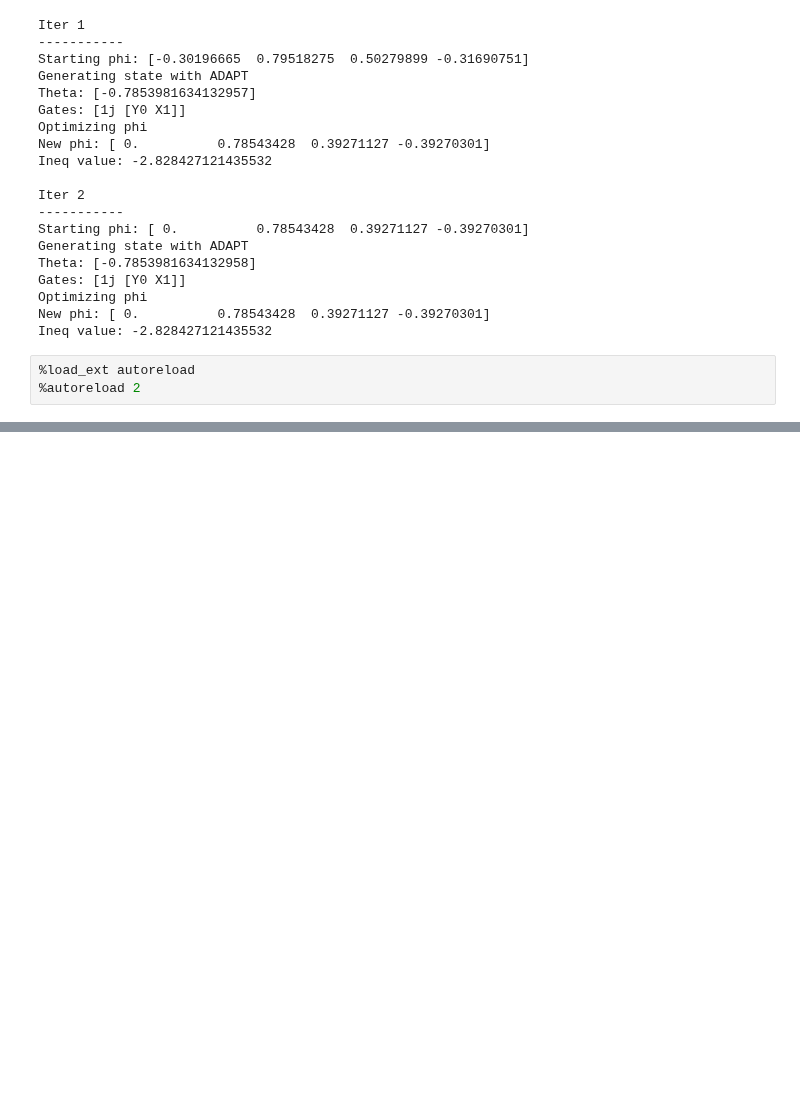
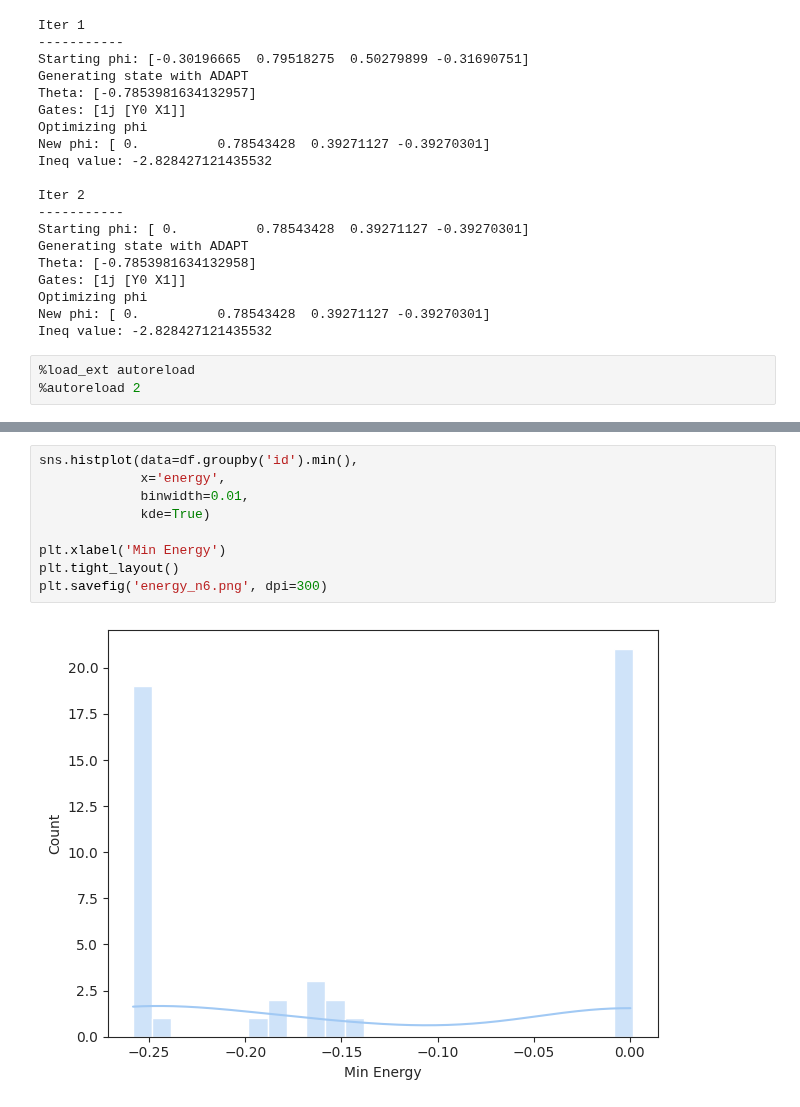
Before and after one commit to jfurches/nonlocalgames, a Jupyter notebook: chsh.ipynb, the cells around one changed output, grey strips where cells are left out. Cells and saved outputs as stored; diff of their text form; blank space fills up the shorter version.

```diff
--- a/chsh.ipynb
+++ b/chsh.ipynb
@@ -458,0 +555,11 @@ plt.show()
+# %%
+sns.histplot(data=df.groupby('id').min(),
+             x='energy',
+             binwidth=0.01,
+             kde=True)
+
+plt.xlabel('Min Energy')
+plt.tight_layout()
+plt.savefig('energy_n6.png', dpi=300)
+# %% [output]
+[figure, added]
```
Also changed, not shown: parts of 8 cells of this notebook, 17 other files.
